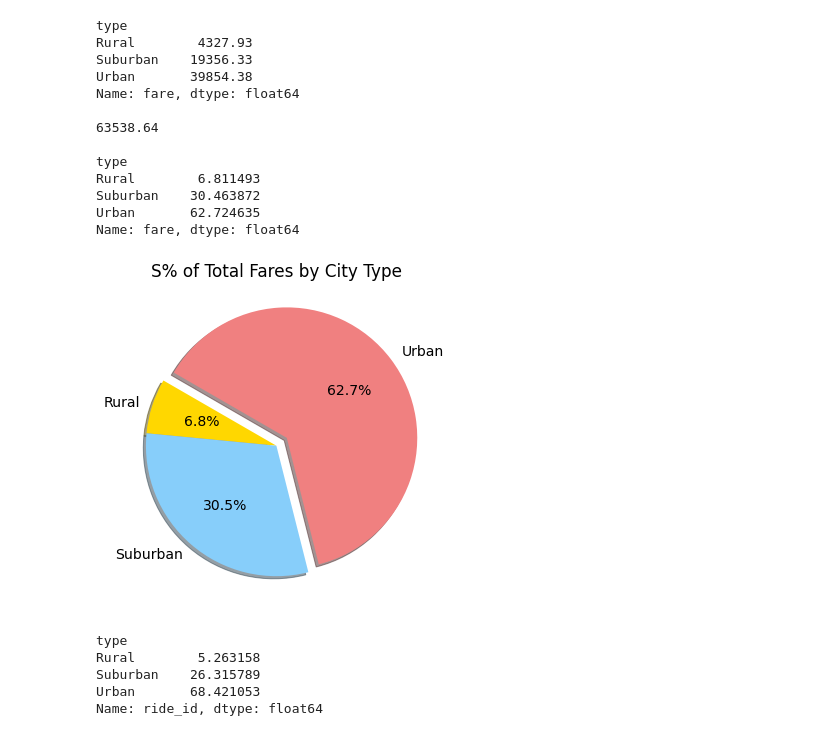
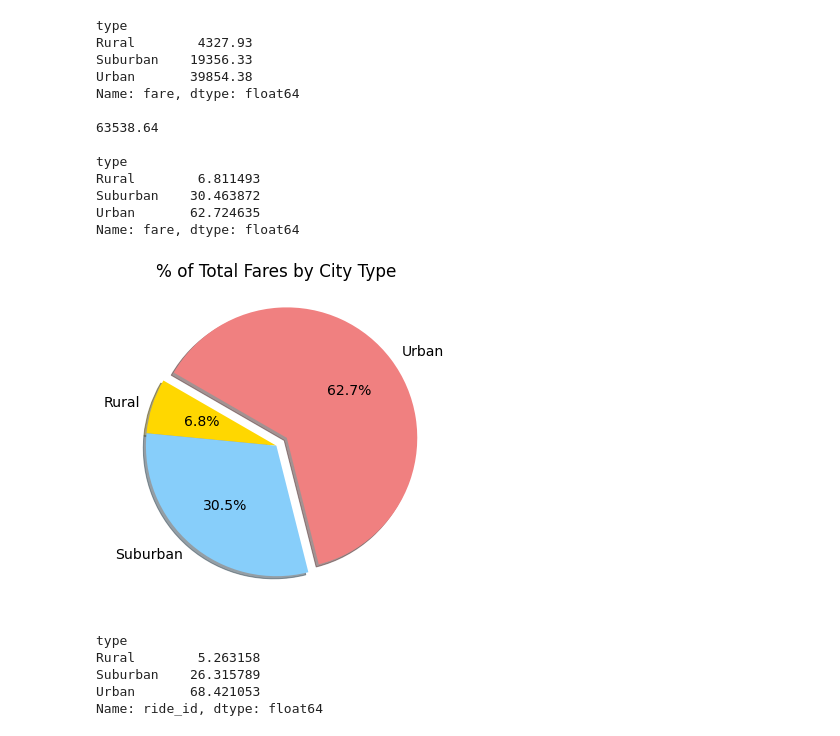
Before and after one commit to adinfinitum225/PyBer_Analysis, a Jupyter notebook: PyBer.ipynb, the cells around one changed output. Cells and saved outputs as stored; diff of their text form; code cells hidden in the pictures.

```diff
--- a/PyBer.ipynb
+++ b/PyBer.ipynb
@@ -570,22 +570,22 @@ Name: fare, dtype: float64
 # %%
 # Import mpl to change the plot configs using rcParams
 import matplotlib as mpl
 # Build the percentage of fares by city type by pie chart
 plt.subplots(figsize=(10, 6))
 plt.pie(type_percents, labels=['Rural', 'Suburban', 'Urban'],
        colors=['gold', 'lightskyblue', 'lightcoral'],
        explode=[0, 0, 0.1],
        autopct='%1.1f%%',
        shadow=True, startangle=150)
-plt.title("S% of Total Fares by City Type")
+plt.title("% of Total Fares by City Type")
 # Change the default fontsize to 14
 mpl.rcParams['font.size'] = 14
 # Save figure
 plt.savefig("analysis/Fig5.png")
 # Show figure
 plt.show()
 # %% [output]
-[figure, old version]
+[figure, new version]
 # %%
 # Calculate the percentage of rides for each city type.
 ride_percents = 100 * pyber_data_df.groupby(["type"]).count()["ride_id"] / pyber_data_df["ride_id"].count()
```
Also changed, not shown: parts of 1 cell of this notebook, 1 other file.
